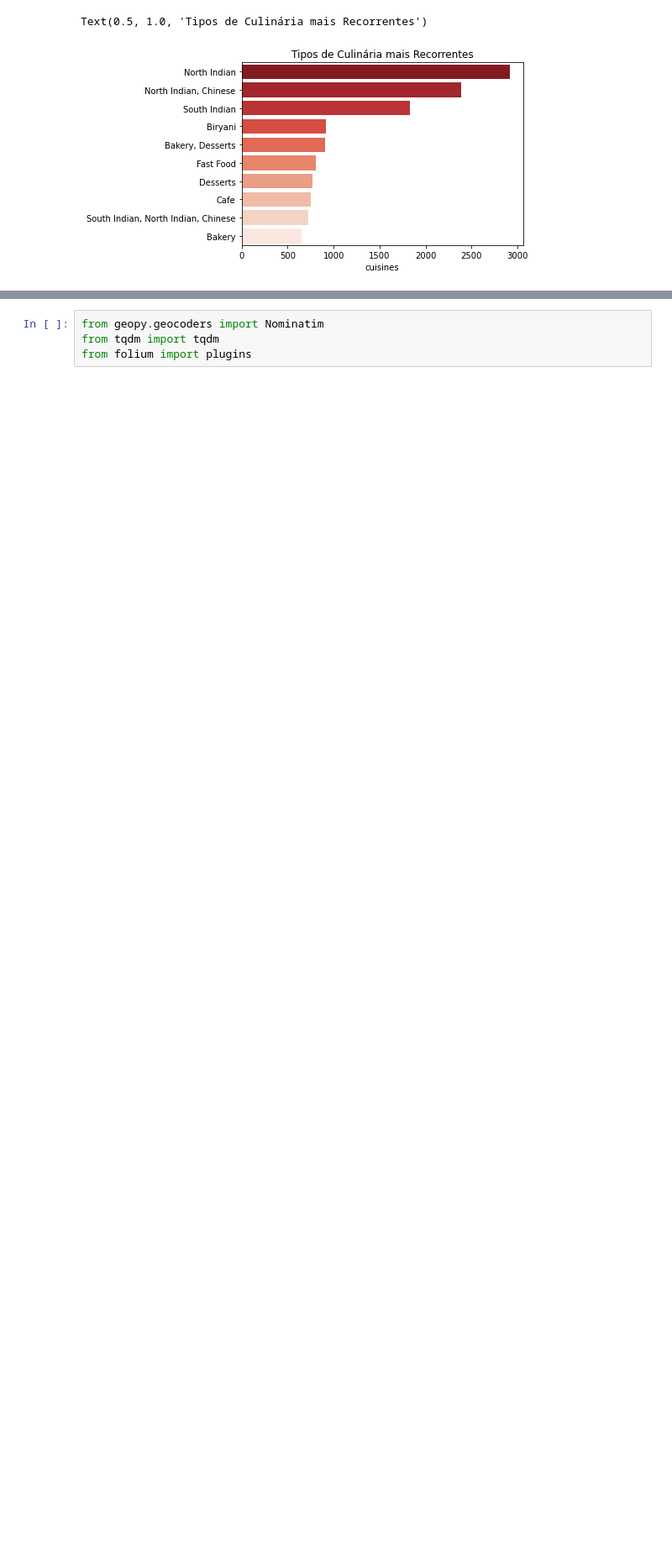
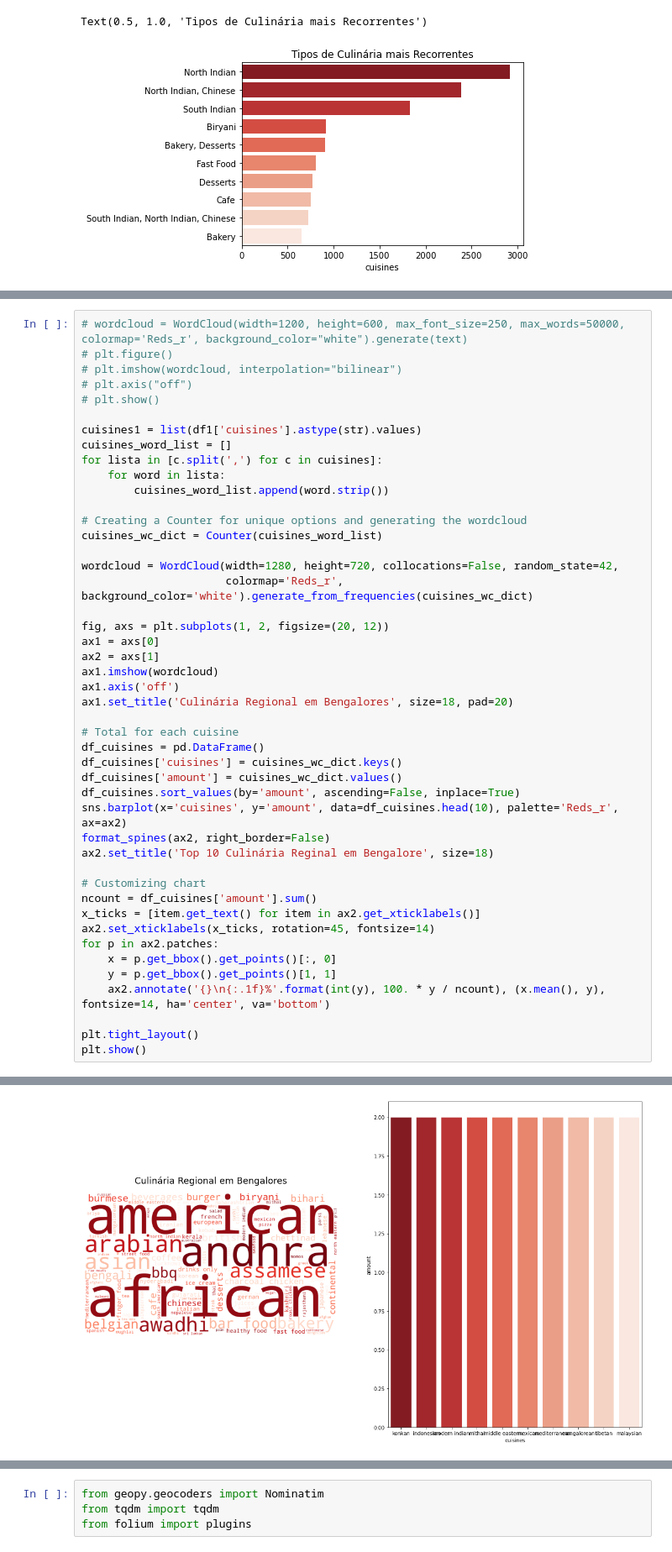
Before and after one commit to kabianca/zomato-rates-review, a Jupyter notebook: Projeto 6 - Laboratoria - Zomato - Análise Exploratoria.ipynb, the cells around one changed output, grey strips where cells are left out. Shown at 84% size. Cells and saved outputs as stored; diff of their text form; blank space fills up the shorter version.

```diff
--- a/Projeto 6 - Laboratoria - Zomato - Análise Exploratoria.ipynb
+++ b/Projeto 6 - Laboratoria - Zomato - Análise Exploratoria.ipynb
@@ -397,0 +445,47 @@ Text(0.5, 1.0, 'Tipos de Culinária mais Recorrentes')
+# %%
+# wordcloud = WordCloud(width=1200, height=600, max_font_size=250, max_words=50000, colormap='Reds_r', background_color="white").generate(text)
+# plt.figure()
+# plt.imshow(wordcloud, interpolation="bilinear")
+# plt.axis("off")
+# plt.show()
+
+cuisines1 = list(df1['cuisines'].astype(str).values)
+cuisines_word_list = []
+for lista in [c.split(',') for c in cuisines]:
+    for word in lista:
+        cuisines_word_list.append(word.strip())
+
+# Creating a Counter for unique options and generating the wordcloud
+cuisines_wc_dict = Counter(cuisines_word_list)
+
+wordcloud = WordCloud(width=1280, height=720, collocations=False, random_state=42,
+                      colormap='Reds_r', background_color='white').generate_from_frequencies(cuisines_wc_dict)
+
+fig, axs = plt.subplots(1, 2, figsize=(20, 12))
+ax1 = axs[0]
+ax2 = axs[1]
+ax1.imshow(wordcloud)
+ax1.axis('off')
+ax1.set_title('Culinária Regional em Bengalores', size=18, pad=20)
+
+# Total for each cuisine
+df_cuisines = pd.DataFrame()
+df_cuisines['cuisines'] = cuisines_wc_dict.keys()
+df_cuisines['amount'] = cuisines_wc_dict.values()
+df_cuisines.sort_values(by='amount', ascending=False, inplace=True)
+sns.barplot(x='cuisines', y='amount', data=df_cuisines.head(10), palette='Reds_r', ax=ax2)
+format_spines(ax2, right_border=False)
+ax2.set_title('Top 10 Culinária Reginal em Bengalore', size=18)
+
+# Customizing chart
+ncount = df_cuisines['amount'].sum()
+x_ticks = [item.get_text() for item in ax2.get_xticklabels()]
+ax2.set_xticklabels(x_ticks, rotation=45, fontsize=14)
+for p in ax2.patches:
+    x = p.get_bbox().get_points()[:, 0]
+    y = p.get_bbox().get_points()[1, 1]
+    ax2.annotate('{}\n{:.1f}%'.format(int(y), 100. * y / ncount), (x.mean(), y), fontsize=14, ha='center', va='bottom')
+
+plt.tight_layout()
+plt.show()
+# %% [output]
@@ -397,0 +493 @@ Text(0.5, 1.0, 'Tipos de Culinária mais Recorrentes')
+[figure, added]
```
Also changed, not shown: parts of 30 cells of this notebook.
